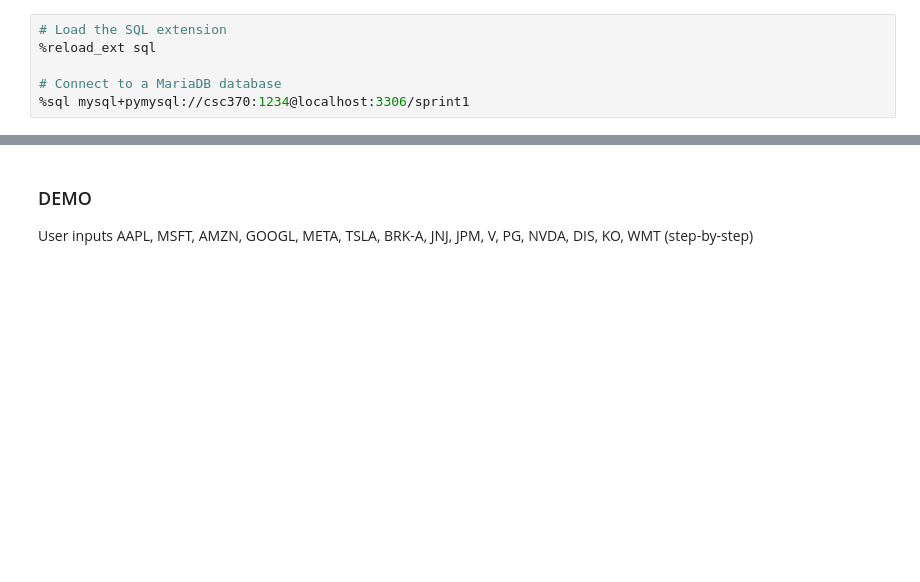
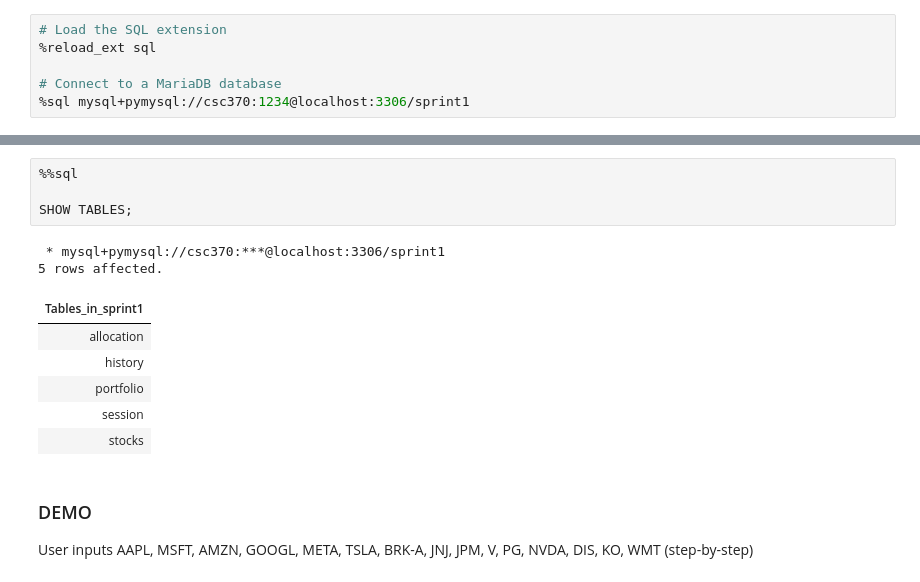
Before and after one commit to CSC370-Project/Risk-Assessment-in-SQL-Python, a Jupyter notebook: 1-RDMCompSql/Tables.ipynb, the cells around one changed output, grey strips where cells are left out. Saved outputs shown, nothing was run; the diff lists cells and outputs as text; blank space fills up the shorter version.

```diff
--- a/1-RDMCompSql/Tables.ipynb
+++ b/1-RDMCompSql/Tables.ipynb
@@ -97,6 +98,19 @@ CREATE TABLE `Session` (
     `SessionID` INT PRIMARY KEY
 );]
 (Background on this error at: https://sqlalche.me/e/20/e3q8)
+# %%
+%%sql
+
+SHOW TABLES;
+# %% [output]
+ * mysql+pymysql://csc370:***@localhost:3306/sprint1
+5 rows affected.
+| Tables_in_sprint1 |
+| allocation |
+| history |
+| portfolio |
+| session |
+| stocks |
 # %% [markdown]
 ### DEMO
 
```
Also changed, not shown: parts of 6 cells of this notebook, 2 other files.
